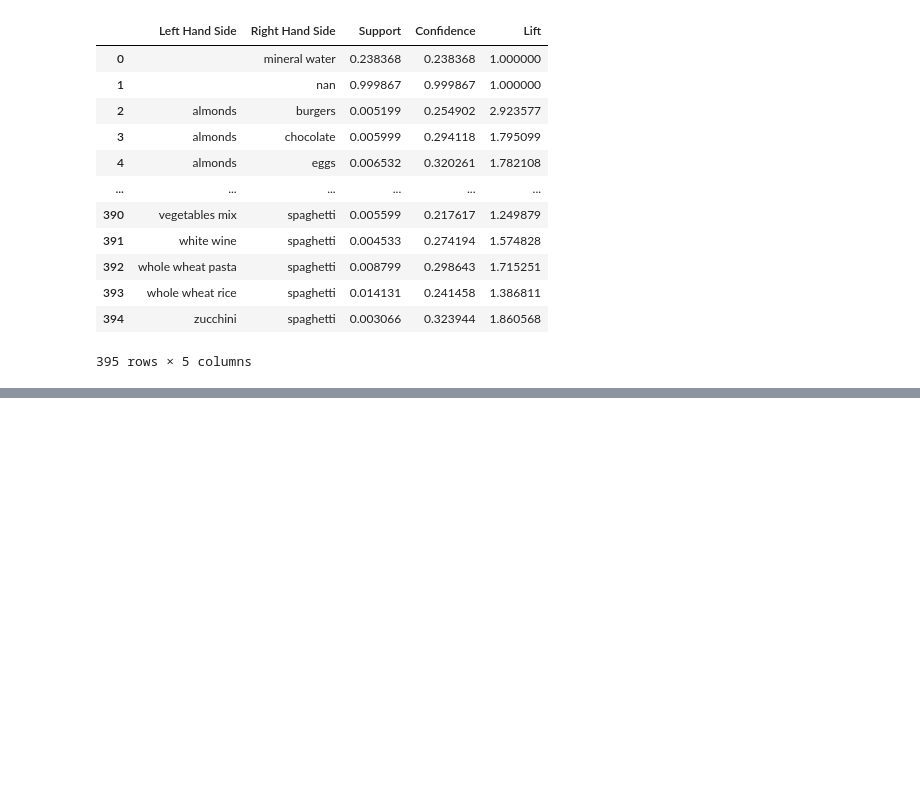
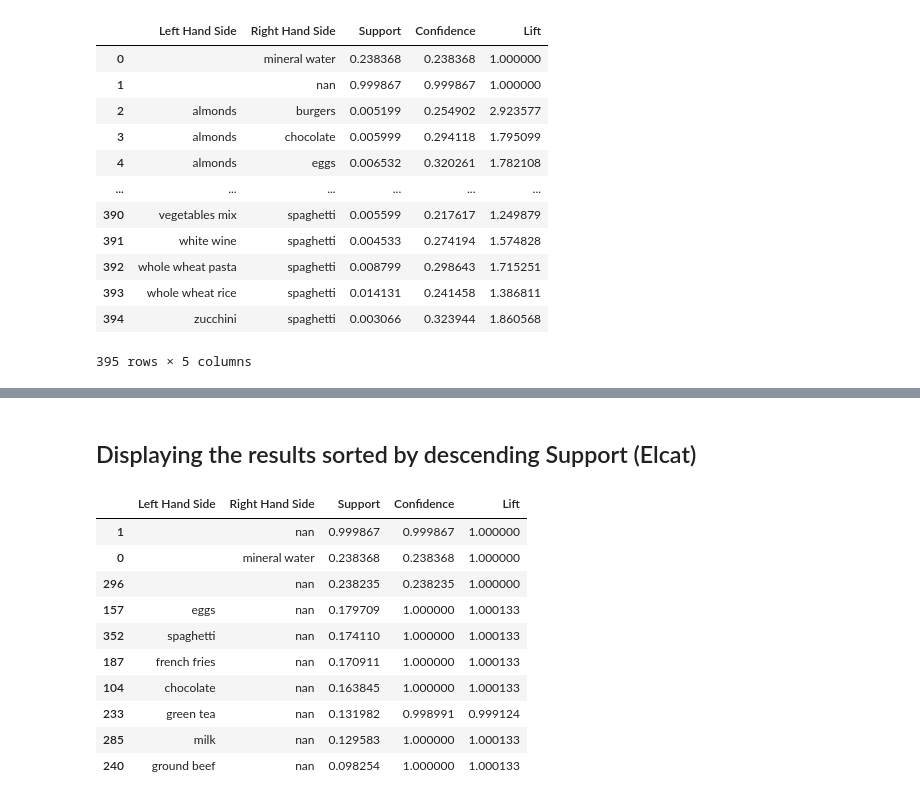
Before and after one commit to mhddenno/legendary-ml, a Jupyter notebook: parts/Association_Rule_Learning/apriori.ipynb, the cells around one changed output, grey strips where cells are left out. Cells and saved outputs as stored; diff of their text form; code cells hidden in the pictures; blank space fills up the shorter version.

Commit message:
adding Elcat implementation

```diff
--- a/parts/Association_Rule_Learning/apriori.ipynb
+++ b/parts/Association_Rule_Learning/apriori.ipynb
@@ -68,0 +85,16 @@ resultsinDataFrame
+# %% [markdown]
+## Displaying the results sorted by descending Support (Elcat)
+# %%
+resultsinDataFrame.nlargest(n = 10, columns = 'Support')
+# %% [output]
+|  | Left Hand Side | Right Hand Side | Support | Confidence | Lift |
+| 1 |  | nan | 0.999867 | 0.999867 | 1.000000 |
+| 0 |  | mineral water | 0.238368 | 0.238368 | 1.000000 |
+| 296 |  | nan | 0.238235 | 0.238235 | 1.000000 |
+| 157 | eggs | nan | 0.179709 | 1.000000 | 1.000133 |
+| 352 | spaghetti | nan | 0.174110 | 1.000000 | 1.000133 |
+| 187 | french fries | nan | 0.170911 | 1.000000 | 1.000133 |
+| 104 | chocolate | nan | 0.163845 | 1.000000 | 1.000133 |
+| 233 | green tea | nan | 0.131982 | 0.998991 | 0.999124 |
+| 285 | milk | nan | 0.129583 | 1.000000 | 1.000133 |
+| 240 | ground beef | nan | 0.098254 | 1.000000 | 1.000133 |
```
Also changed, not shown: parts of 2 cells of this notebook.
